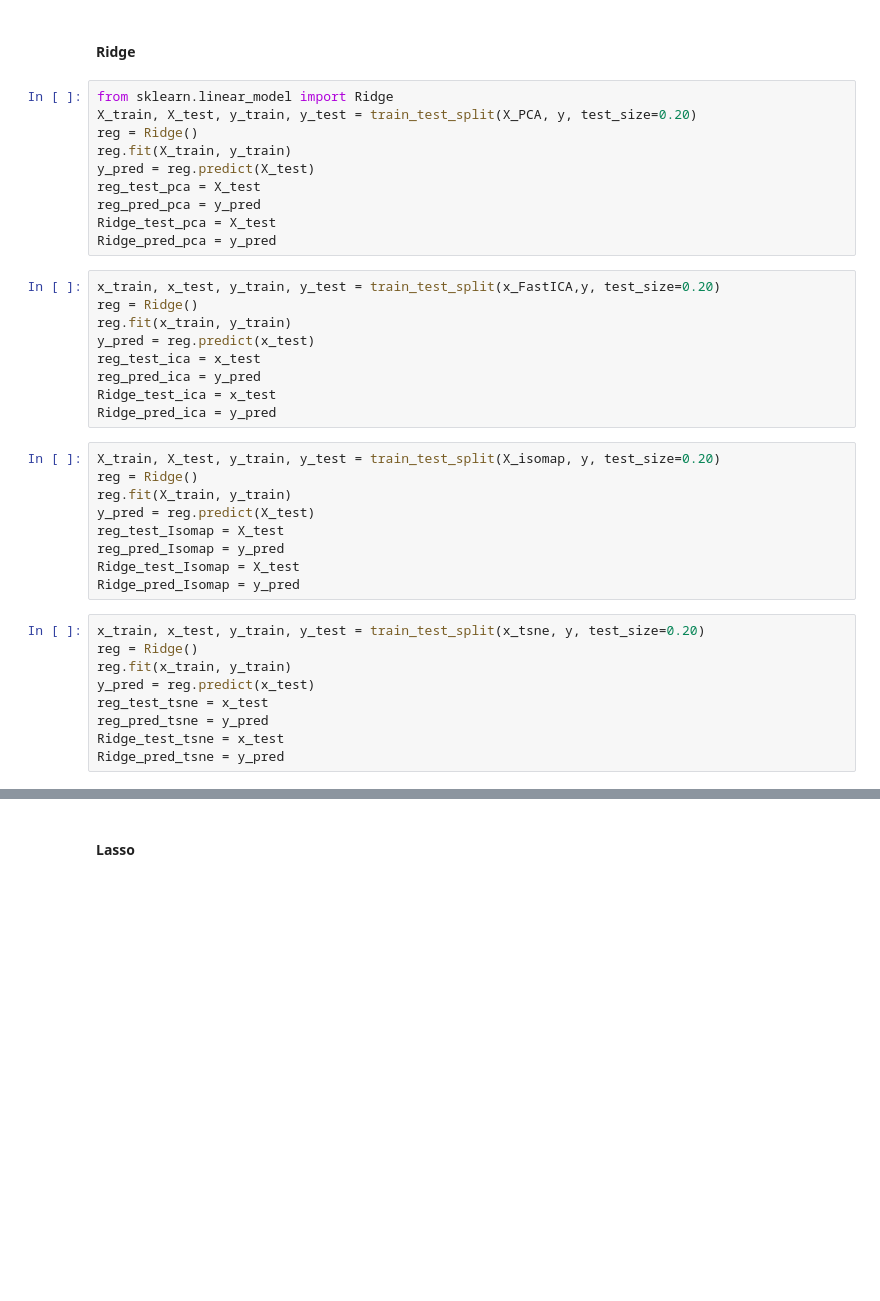
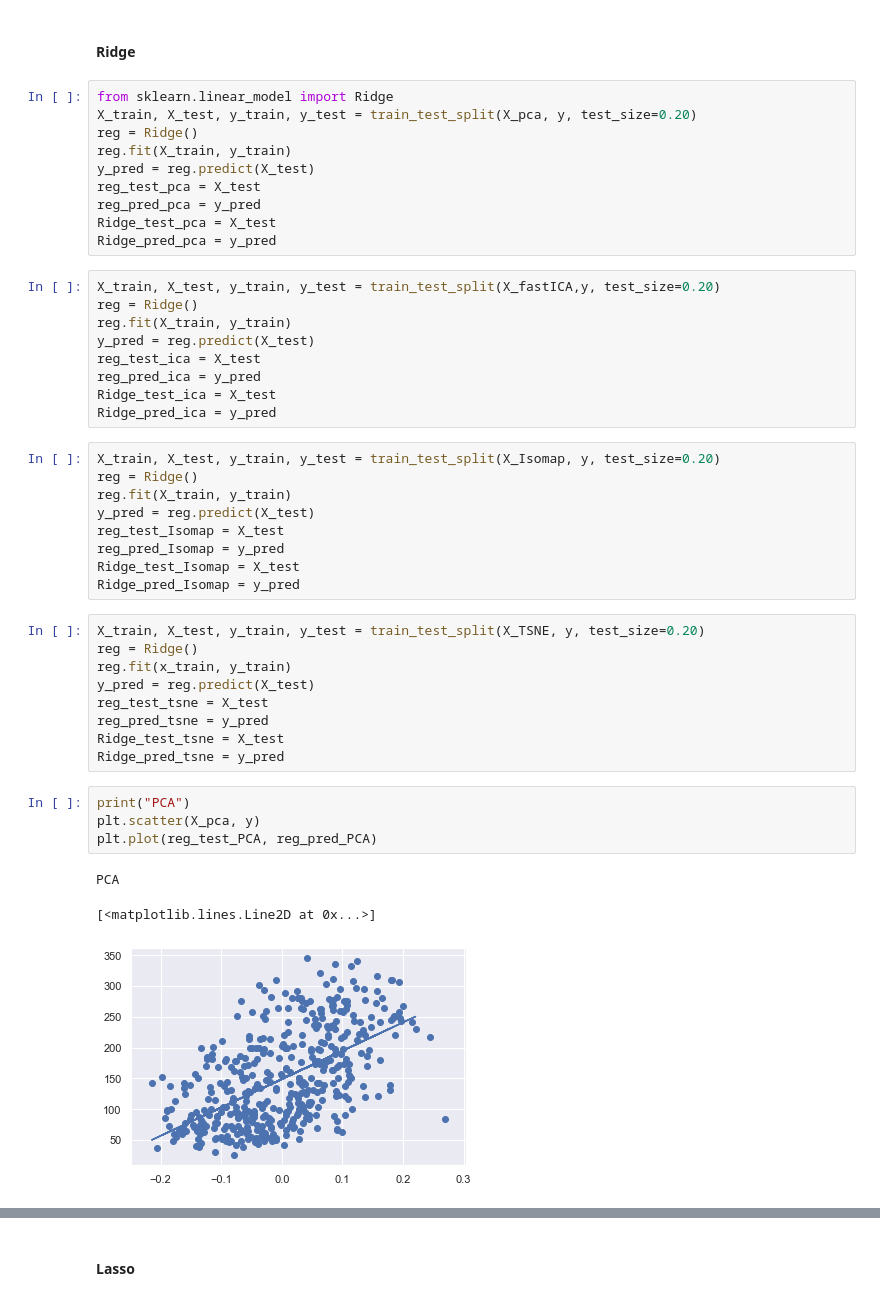
Before and after one commit to jeffersonpdp/ProgramacaoEstruturada, a Jupyter notebook: Lab_3/Jefferson_Paiva_Lab_3.ipynb, the cells around one changed output, grey strips where cells are left out. Drawn from its saved outputs; the diff is of its cells as text; blank space fills up the shorter version.

```diff
--- a/Lab_3/Jefferson_Paiva_Lab_3.ipynb
+++ b/Lab_3/Jefferson_Paiva_Lab_3.ipynb
@@ -328,7 +324,7 @@ TSNE
 #### Ridge
 # %%
 from sklearn.linear_model import Ridge
-X_train, X_test, y_train, y_test = train_test_split(X_PCA, y, test_size=0.20)
+X_train, X_test, y_train, y_test = train_test_split(X_pca, y, test_size=0.20)
 reg = Ridge()
 reg.fit(X_train, y_train)
 y_pred = reg.predict(X_test)
@@ -337,16 +333,16 @@ reg_pred_pca = y_pred
 Ridge_test_pca = X_test
 Ridge_pred_pca = y_pred
 # %%
-x_train, x_test, y_train, y_test = train_test_split(x_FastICA,y, test_size=0.20)
+X_train, X_test, y_train, y_test = train_test_split(X_fastICA,y, test_size=0.20)
 reg = Ridge()
-reg.fit(x_train, y_train)
-y_pred = reg.predict(x_test)
-reg_test_ica = x_test
+reg.fit(X_train, y_train)
+y_pred = reg.predict(X_test)
+reg_test_ica = X_test
 reg_pred_ica = y_pred
-Ridge_test_ica = x_test
+Ridge_test_ica = X_test
 Ridge_pred_ica = y_pred
 # %%
-X_train, X_test, y_train, y_test = train_test_split(X_isomap, y, test_size=0.20)
+X_train, X_test, y_train, y_test = train_test_split(X_Isomap, y, test_size=0.20)
 reg = Ridge()
 reg.fit(X_train, y_train)
 y_pred = reg.predict(X_test)
@@ -355,11 +351,19 @@ reg_pred_Isomap = y_pred
 Ridge_test_Isomap = X_test
 Ridge_pred_Isomap = y_pred
 # %%
-x_train, x_test, y_train, y_test = train_test_split(x_tsne, y, test_size=0.20)
+X_train, X_test, y_train, y_test = train_test_split(X_TSNE, y, test_size=0.20)
 reg = Ridge()
 reg.fit(x_train, y_train)
-y_pred = reg.predict(x_test)
-reg_test_tsne = x_test
+y_pred = reg.predict(X_test)
+reg_test_tsne = X_test
 reg_pred_tsne = y_pred
-Ridge_test_tsne = x_test
+Ridge_test_tsne = X_test
 Ridge_pred_tsne = y_pred
+# %%
+print("PCA")
+plt.scatter(X_pca, y)
+plt.plot(reg_test_PCA, reg_pred_PCA)
+# %% [output]
+PCA
+[<matplotlib.lines.Line2D at 0x...>]
+[figure, added]
```
Also changed, not shown: parts of 71 cells of this notebook.
